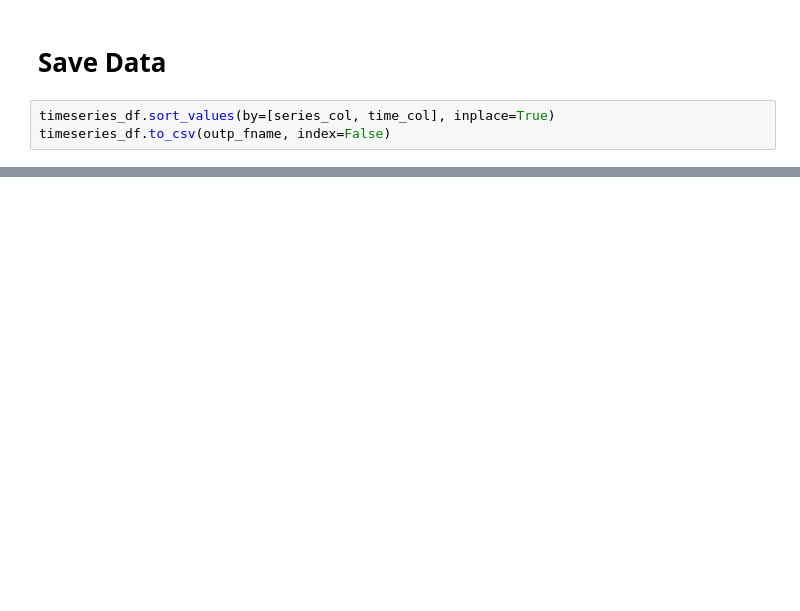
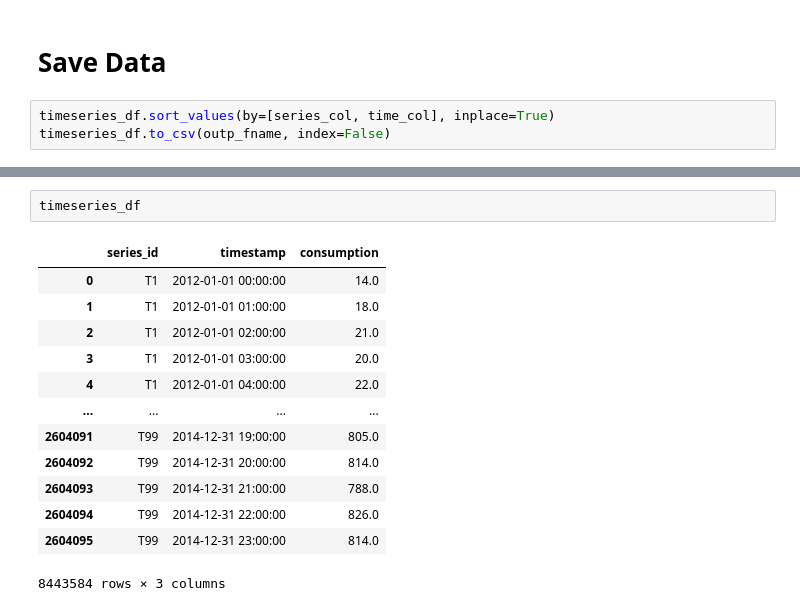
Before and after one commit to readytensor/rt-datasets-long-horizon-forecasting, a Jupyter notebook: datasets/raw/electricity_forecast_len_96/electricity_forecast_len_96.ipynb, the cells around one changed output, grey strips where cells are left out. Drawn from its saved outputs; the diff is of its cells as text; blank space fills up the shorter version.

```diff
--- a/datasets/raw/electricity_forecast_len_96/electricity_forecast_len_96.ipynb
+++ b/datasets/raw/electricity_forecast_len_96/electricity_forecast_len_96.ipynb
@@ -272,0 +273,16 @@ timeseries_df.shape
+# %%
+timeseries_df
+# %% [output]
+|  | series_id | timestamp | consumption |
+| 0 | T1 | 2012-01-01 00:00:00 | 14.0 |
+| 1 | T1 | 2012-01-01 01:00:00 | 18.0 |
+| 2 | T1 | 2012-01-01 02:00:00 | 21.0 |
+| 3 | T1 | 2012-01-01 03:00:00 | 20.0 |
+| 4 | T1 | 2012-01-01 04:00:00 | 22.0 |
+| ... | ... | ... | ... |
+| 2604091 | T99 | 2014-12-31 19:00:00 | 805.0 |
+| 2604092 | T99 | 2014-12-31 20:00:00 | 814.0 |
+| 2604093 | T99 | 2014-12-31 21:00:00 | 788.0 |
+| 2604094 | T99 | 2014-12-31 22:00:00 | 826.0 |
+| 2604095 | T99 | 2014-12-31 23:00:00 | 814.0 |
+8443584 rows × 3 columns
```
Also changed, not shown: parts of 6 cells of this notebook, 12 other files.
